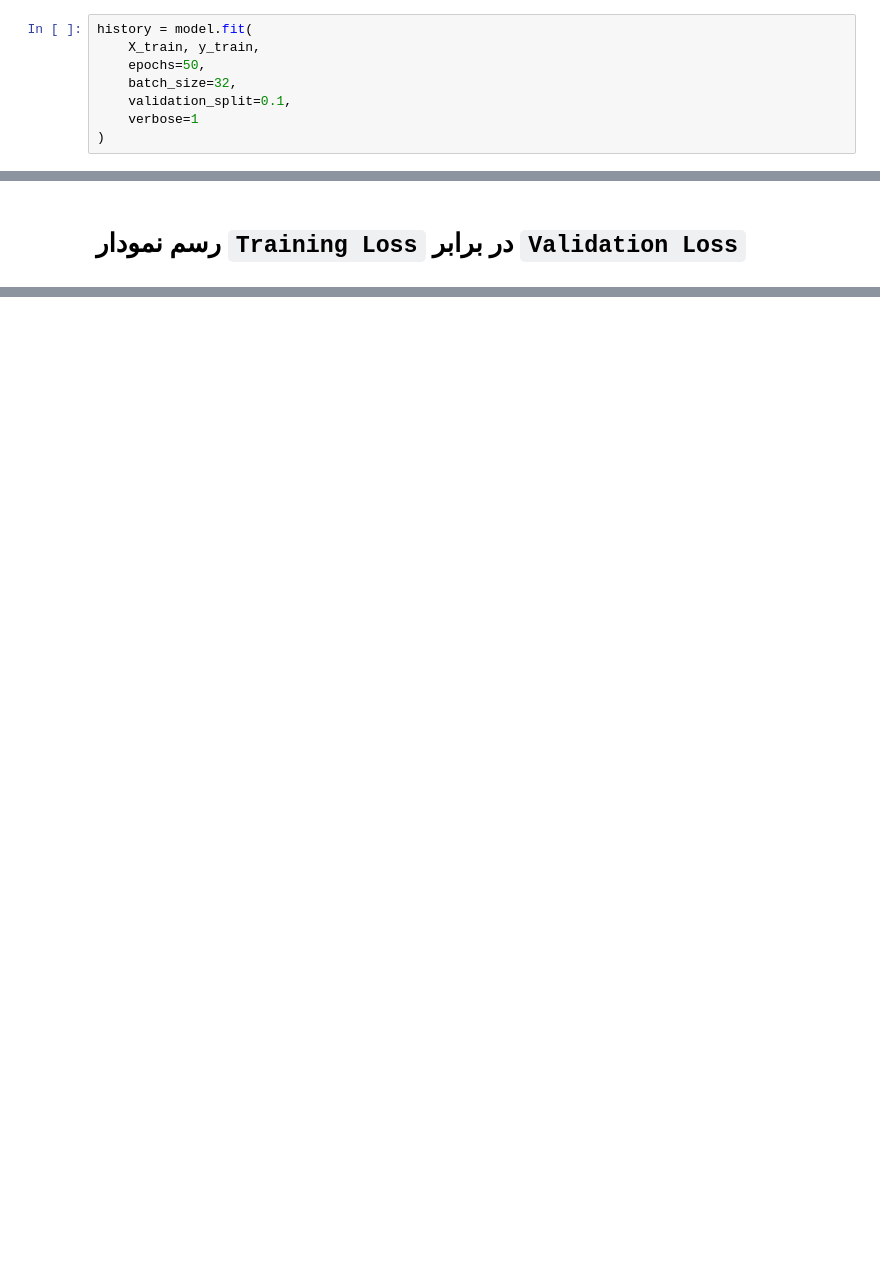
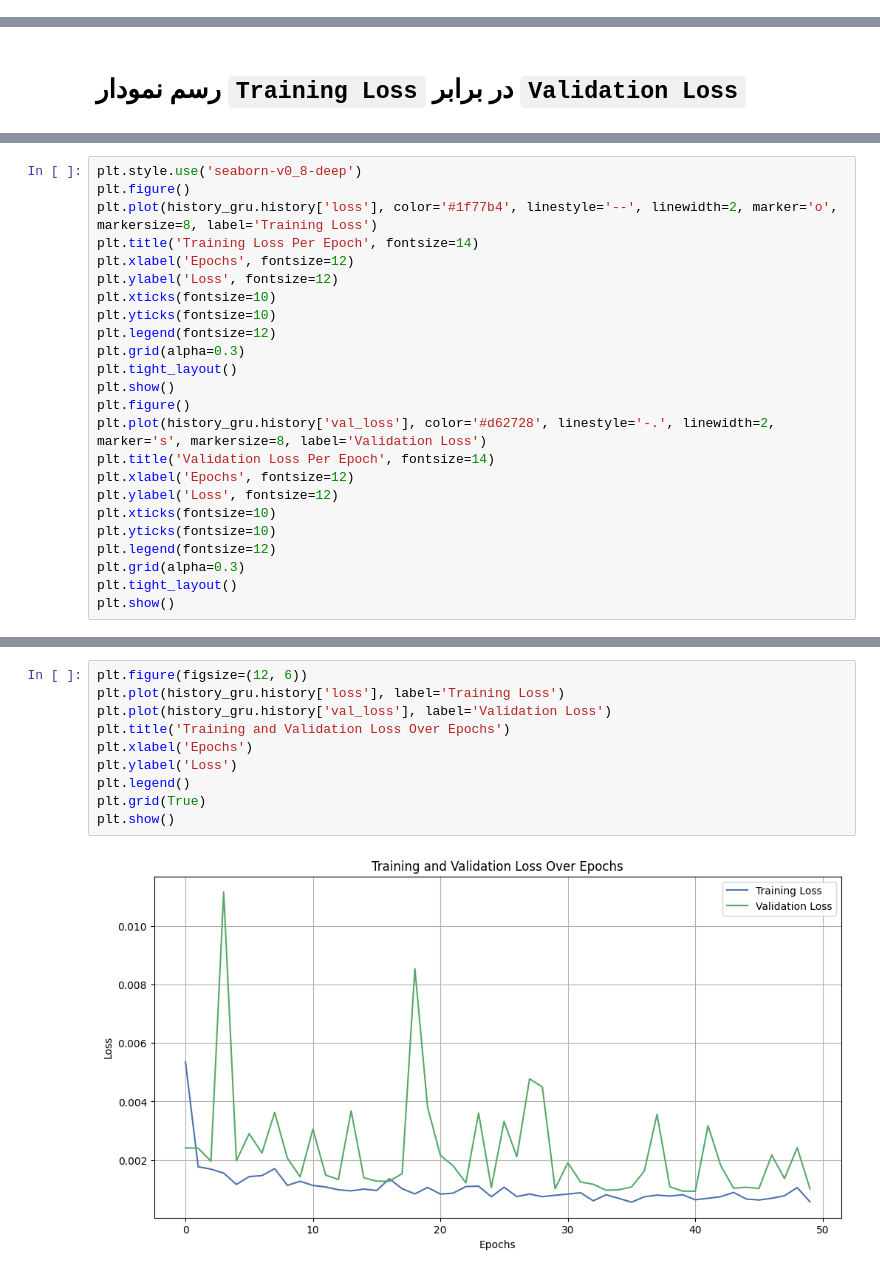
Before and after one commit to SinaMollaebrahimi/project, a Jupyter notebook: LSTM.ipynb, the cells around one changed output, grey strips where cells are left out. Saved outputs shown, nothing was run; the diff lists cells and outputs as text; blank space fills up the shorter version.

```diff
--- a/LSTM.ipynb
+++ b/LSTM.ipynb
@@ -87,8 +134,0 @@ model.compile(optimizer='adam', loss='mse')
-# %%
-history = model.fit(
-    X_train, y_train,
-    epochs=50,
-    batch_size=32,
-    validation_split=0.1,
-    verbose=1
-)
@@ -207,0 +215,24 @@ print(plt.style.available)
+# %%
+plt.style.use('seaborn-v0_8-deep')
+plt.figure()
+plt.plot(history_gru.history['loss'], color='#1f77b4', linestyle='--', linewidth=2, marker='o', markersize=8, label='Training Loss')
+plt.title('Training Loss Per Epoch', fontsize=14)
+plt.xlabel('Epochs', fontsize=12)
+plt.ylabel('Loss', fontsize=12)
+plt.xticks(fontsize=10)
+plt.yticks(fontsize=10)
+plt.legend(fontsize=12)
+plt.grid(alpha=0.3)
+plt.tight_layout()
+plt.show()
+plt.figure()
+plt.plot(history_gru.history['val_loss'], color='#d62728', linestyle='-.', linewidth=2, marker='s', markersize=8, label='Validation Loss')
+plt.title('Validation Loss Per Epoch', fontsize=14)
+plt.xlabel('Epochs', fontsize=12)
+plt.ylabel('Loss', fontsize=12)
+plt.xticks(fontsize=10)
+plt.yticks(fontsize=10)
+plt.legend(fontsize=12)
+plt.grid(alpha=0.3)
+plt.tight_layout()
+plt.show()
@@ -207,0 +242,12 @@ print(plt.style.available)
+# %%
+plt.figure(figsize=(12, 6))
+plt.plot(history_gru.history['loss'], label='Training Loss')
+plt.plot(history_gru.history['val_loss'], label='Validation Loss')
+plt.title('Training and Validation Loss Over Epochs')
+plt.xlabel('Epochs')
+plt.ylabel('Loss')
+plt.legend()
+plt.grid(True)
+plt.show()
+# %% [output]
+[figure, added]
```
Also changed, not shown: parts of 21 cells of this notebook.
